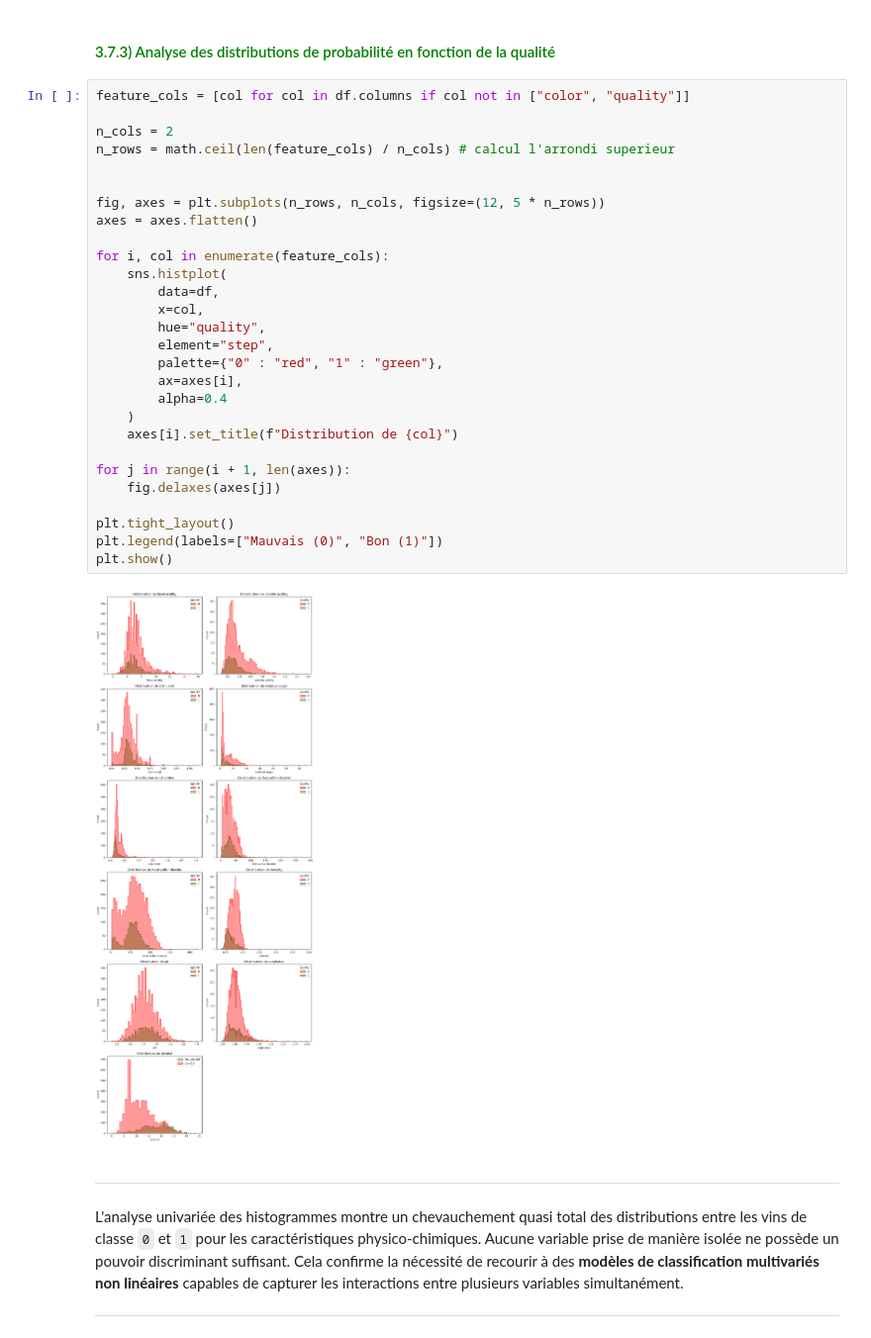
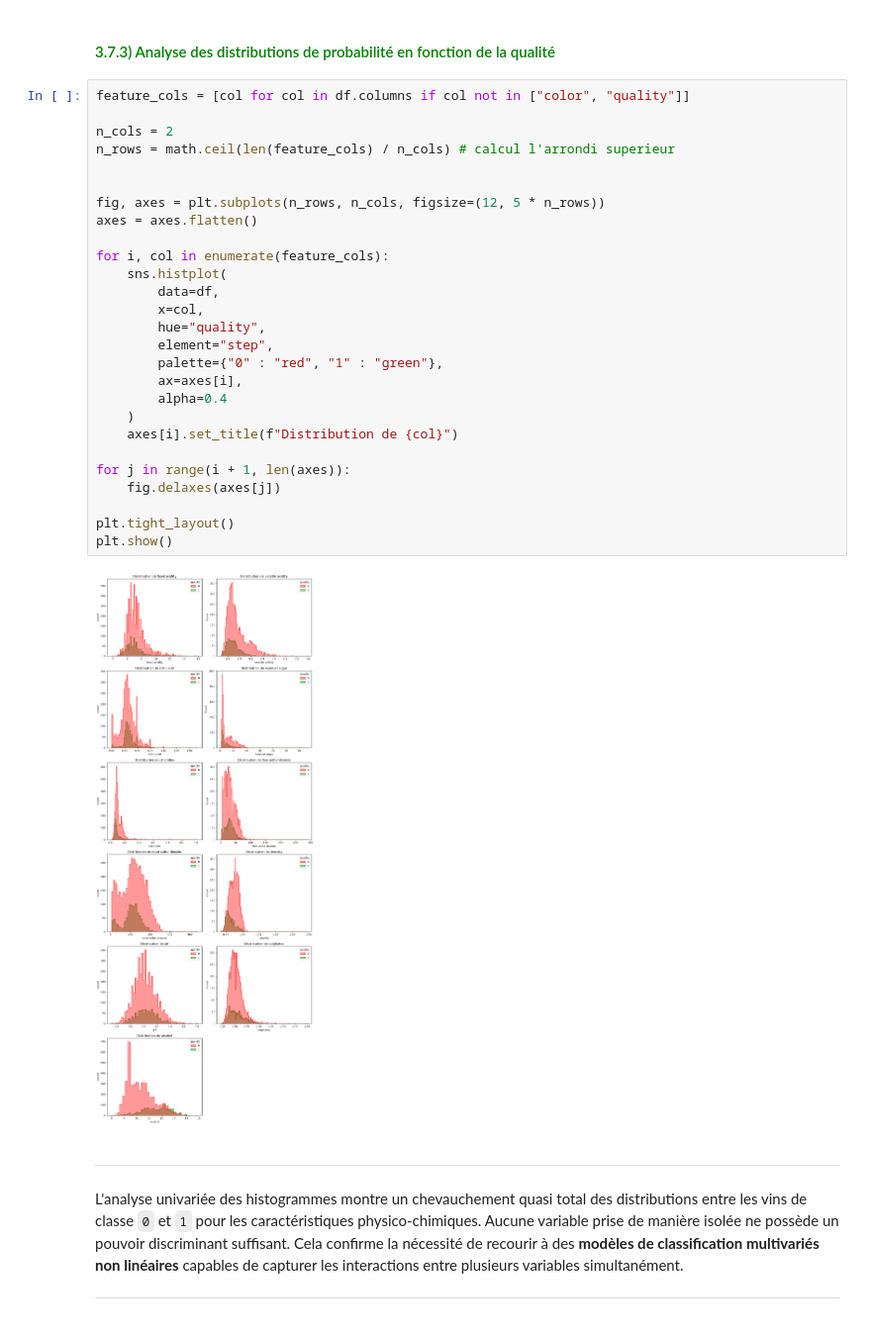
Before and after one commit to Yoann-Rabahi1/qualite_de_vin_ml_project, a Jupyter notebook: EDA.ipynb, the cells around one changed output. Shown at 99% size. Saved outputs shown, nothing was run; the diff lists cells and outputs as text.

```diff
--- a/EDA.ipynb
+++ b/EDA.ipynb
@@ -389,33 +389,32 @@ Si la majorité des autres caractéristiques physico-chimiques présentent des c
 # %%
 feature_cols = [col for col in df.columns if col not in ["color", "quality"]]
 
 n_cols = 2
 n_rows = math.ceil(len(feature_cols) / n_cols) # calcul l'arrondi superieur
 
 
 fig, axes = plt.subplots(n_rows, n_cols, figsize=(12, 5 * n_rows))
 axes = axes.flatten()
 
 for i, col in enumerate(feature_cols):
     sns.histplot(
         data=df,
         x=col,
         hue="quality",
         element="step",
         palette={"0" : "red", "1" : "green"},
         ax=axes[i],
         alpha=0.4
     )
     axes[i].set_title(f"Distribution de {col}")
 
 for j in range(i + 1, len(axes)):
     fig.delaxes(axes[j])
 
 plt.tight_layout()
-plt.legend(labels=["Mauvais (0)", "Bon (1)"])
 plt.show()
 # %% [output]
-[figure, old version]
+[figure, new version]
 # %% [markdown]
 ---
 
```
Also changed, not shown: parts of 36 cells of this notebook.
